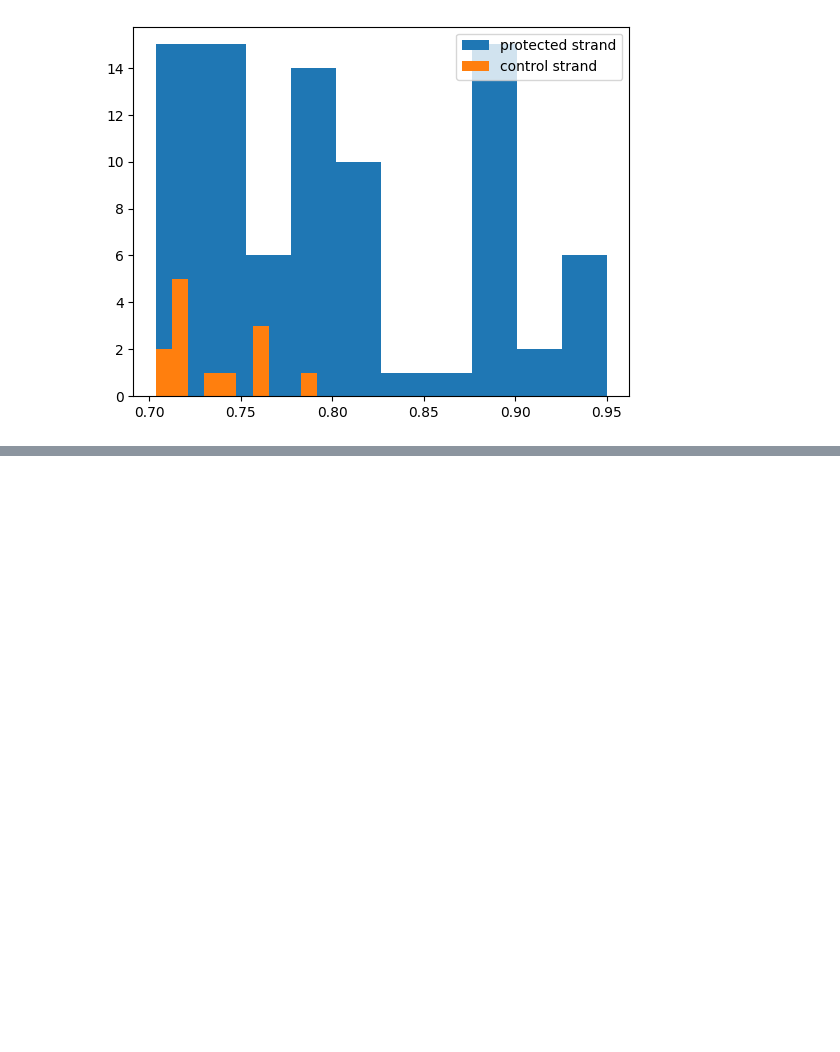
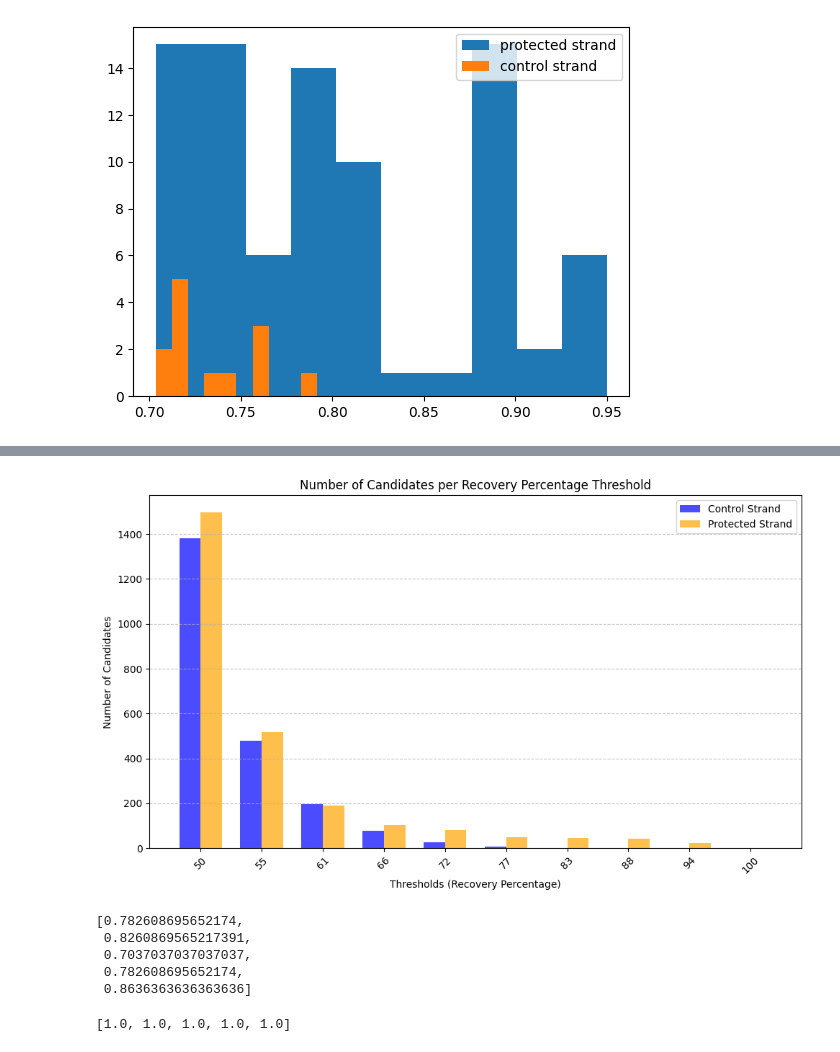
Before and after one commit to Parvfect/Incomplete_cycles, a Jupyter notebook: v2/testing_clustering_badread.ipynb, the cells around one changed output, grey strips where cells are left out. Saved outputs shown, nothing was run; the diff lists cells and outputs as text; code cells hidden in the pictures; blank space fills up the shorter version.

```diff
--- a/v2/testing_clustering_badread.ipynb
+++ b/v2/testing_clustering_badread.ipynb
@@ -153,0 +155,48 @@ plt.show()
+# %%
+import numpy as np
+import matplotlib.pyplot as plt
+
+random_rec = [i * 100 for i in random_recs[1]]
+protected_rec = [i * 100 for i in protected_recs[1]]
+
+# Define bins for thresholds
+bins = np.linspace(50, max(np.max(random_rec), np.max(protected_rec)), 10)  # 10 bins
+
+# Calculate the count of candidates greater than each bin threshold
+counts_control = [np.sum(random_rec > t) for t in bins]
+counts_protected = [np.sum(protected_rec > t) for t in bins]
+
+# Define bar positions and width
+x = np.arange(len(bins))
+bar_width = 0.35
+
+# Plot bar chart
+plt.figure(figsize=(10, 6))
+plt.bar(x - bar_width / 2, counts_control, bar_width, label="Control Strand", color="blue", alpha=0.7)
+plt.bar(x + bar_width / 2, counts_protected, bar_width, label="Protected Strand", color="orange", alpha=0.7)
+
+# Label the plot
+plt.xlabel("Thresholds (Recovery Percentage)")
+plt.ylabel("Number of Candidates")
+plt.title("Number of Candidates per Recovery Percentage Threshold")
+plt.xticks(x, [f"{int(t)}" for t in bins], rotation=45)
+plt.legend()
+plt.grid(axis='y', linestyle='--', alpha=0.7)
+
+# Show the plot
+plt.tight_layout()
+plt.show()
+# %% [output]
+[figure, added]
+# %%
+np.mean()
+# %% [output]
+[0.782608695652174,
+ 0.8260869565217391,
+ 0.7037037037037037,
+ 0.782608695652174,
+ 0.8636363636363636]
+# %%
+best_recs_protected
+# %% [output]
+[1.0, 1.0, 1.0, 1.0, 1.0]
```
Also changed, not shown: parts of 12 cells of this notebook, 7 other files.
